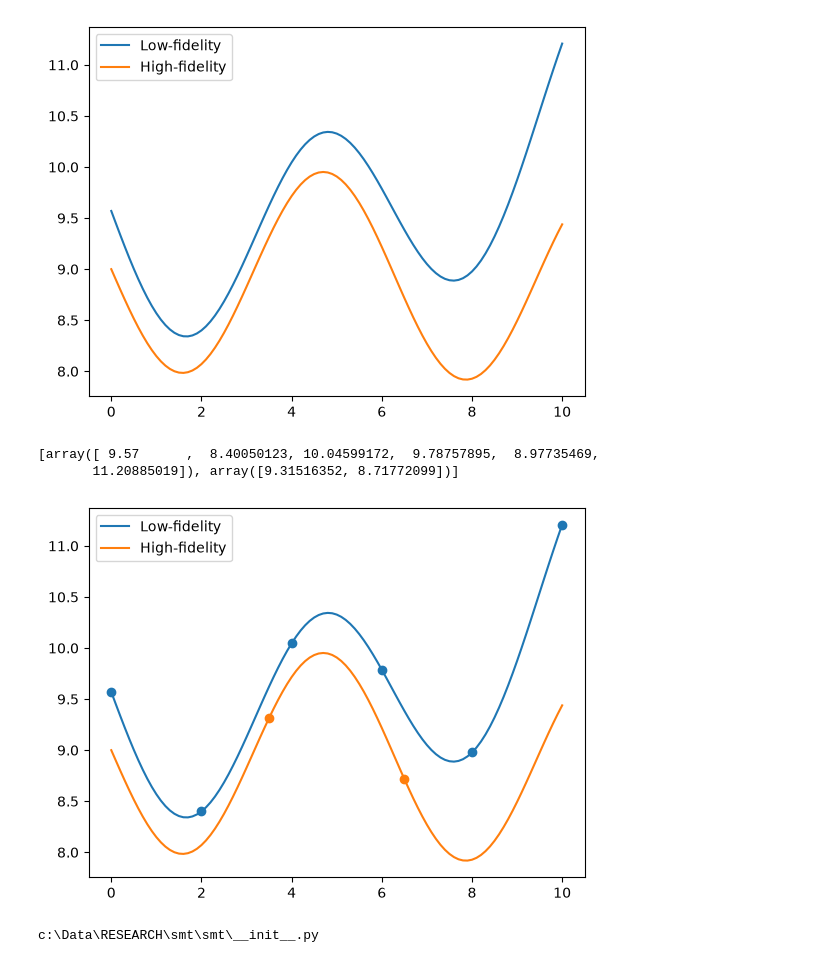
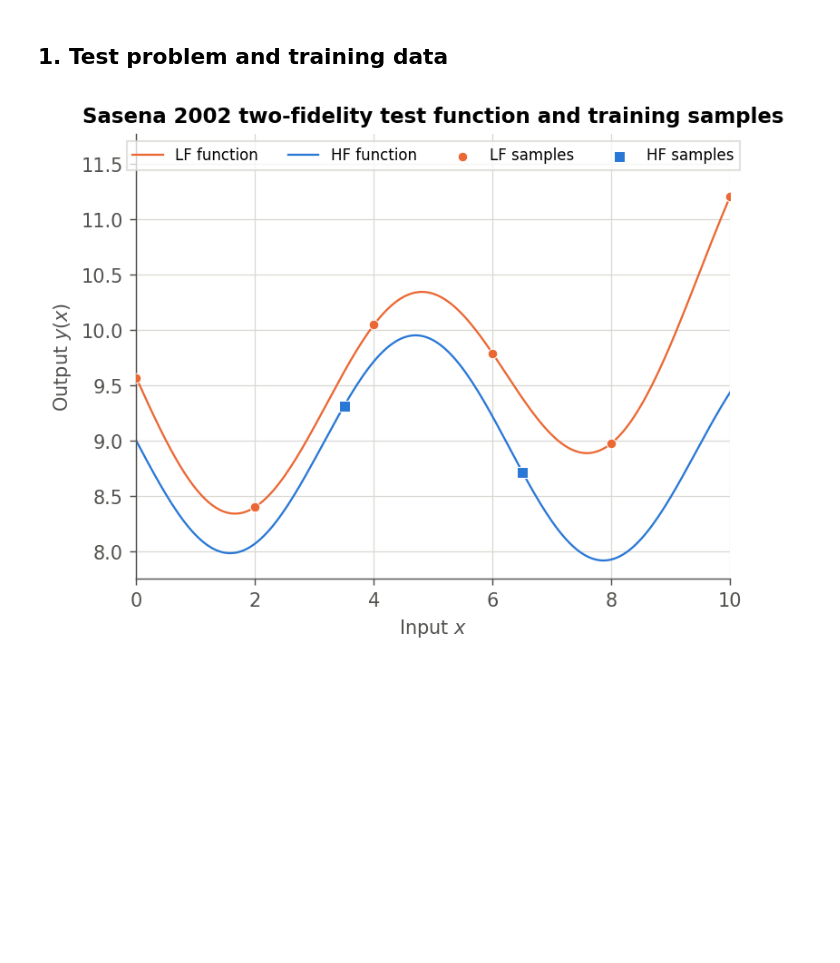
Before and after one commit to oihanc/smt, a Jupyter notebook: test_mfck.ipynb, the cells around one changed output. Cells and saved outputs as stored; diff of their text form; code cells hidden in the pictures; blank space fills up the shorter version.

```diff
--- a/test_mfck.ipynb
+++ b/test_mfck.ipynb
@@ -4,72 +87,35 @@ import matplotlib.pyplot as plt
+# %% [markdown]
+## 1. Test problem and training data
 # %%
-
-
 # high-fidelity function
 def sasena2002_hf(x):
-    return -np.sin(x)-np.exp(x/100)+10
+    return -np.sin(x) - np.exp(x / 100) + 10
 
 # low-fidelity function
 def sasena2002_lf(x):
-    return sasena2002_hf(x)+0.3+0.03*(x-3)**2
+    return sasena2002_hf(x) + 0.3 + 0.03 * (x - 3) ** 2
 
-bounds = np.array([
-    [0, 10]
-])
+bounds = np.array([[0, 10]])
 
-x_valid = np.linspace(bounds[0, 0], bounds[0, 1], 101)
+x_valid = np.linspace(bounds[0, 0], bounds[0, 1], 201)
+X_valid = x_valid.reshape(-1, 1)
 y_hf = sasena2002_hf(x_valid)
 y_lf = sasena2002_lf(x_valid)
 
-fig, ax = plt.subplots()
+functions = [sasena2002_lf, sasena2002_hf]
 
-ax.plot(x_valid, y_lf, label="Low-fidelity")
-ax.plot(x_valid, y_hf, label="High-fidelity")
+xt = [
+    np.array([0., 2, 4, 6, 8, 10]),   # LF samples
+    np.array([3.5, 6.5]),             # HF samples
+]
+yt = [f(x) for f, x in zip(functions, xt)]
 
-ax.legend()
+fig, (ax,) = new_figure()
+ax.plot(x_valid, y_lf, color=C_LF, label="LF function")
+ax.plot(x_valid, y_hf, color=C_HF, label="HF function")
+plot_samples(ax)
+finish_axis(ax, "Sasena 2002 two-fidelity test function and training samples",
+            ylabel="Output $y(x)$", ncol=4)
 plt.show()
 # %% [output]
-[figure, old version]
+[figure, new version]
-# %%
-
-
-functions = [
-    sasena2002_lf,
-    sasena2002_hf
-]
-
-# xt = [
-#     np.array([0., 2, 4, 6, 8, 10]),
-#     np.array([2., 6, 8])
-# ]
-xt = [
-    np.array([0., 2, 4, 6, 8, 10]),
-    np.array([3.5, 6.5])
-]
-
-yt = []
-for i, x in enumerate(xt):
-    yt.append(functions[i](x))
-
-
-print(yt)
-
-fig, ax = plt.subplots()
-
-ax.plot(x_valid, y_lf, label="Low-fidelity")
-ax.plot(x_valid, y_hf, label="High-fidelity")
-
-
-ax.scatter(xt[0], yt[0])
-ax.scatter(xt[1], yt[1])
-
-ax.legend()
-plt.show()
-# %% [output]
-[array([ 9.57      ,  8.40050123, 10.04599172,  9.78757895,  8.97735469,
-       11.20885019]), array([9.31516352, 8.71772099])]
-[figure, removed]
-# %%
-import smt
-print(smt.__file__)
-# %% [output]
-c:\Data\RESEARCH\smt\smt\__init__.py
```
Also changed, not shown: parts of 12 cells of this notebook.
